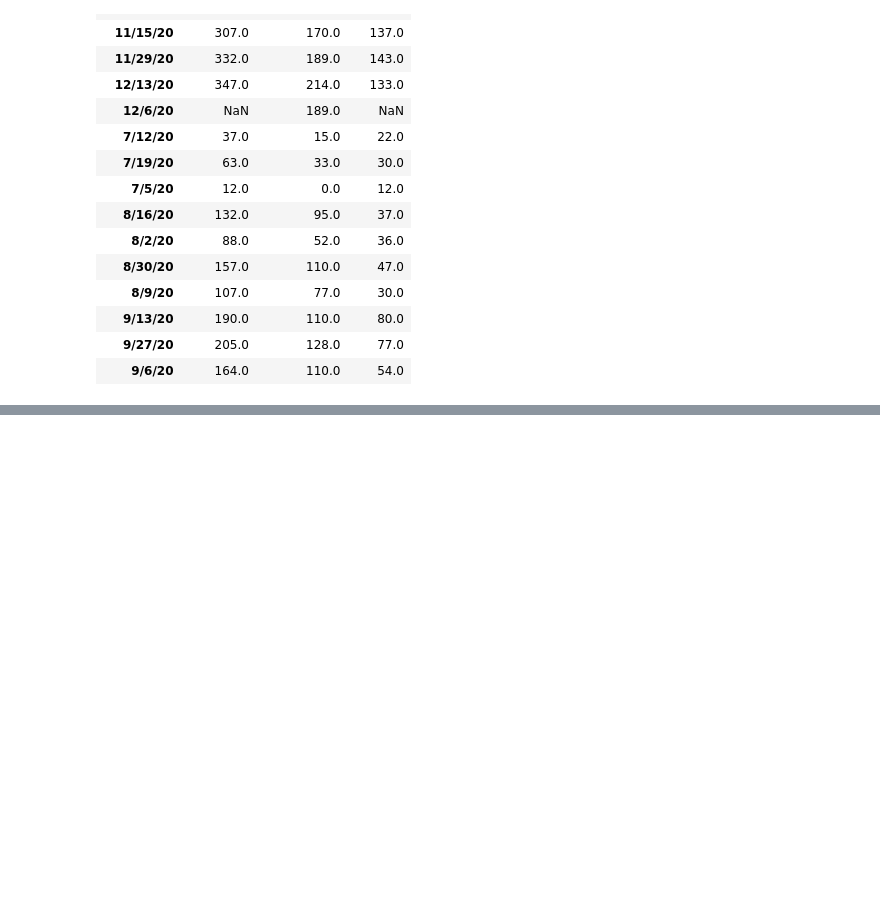
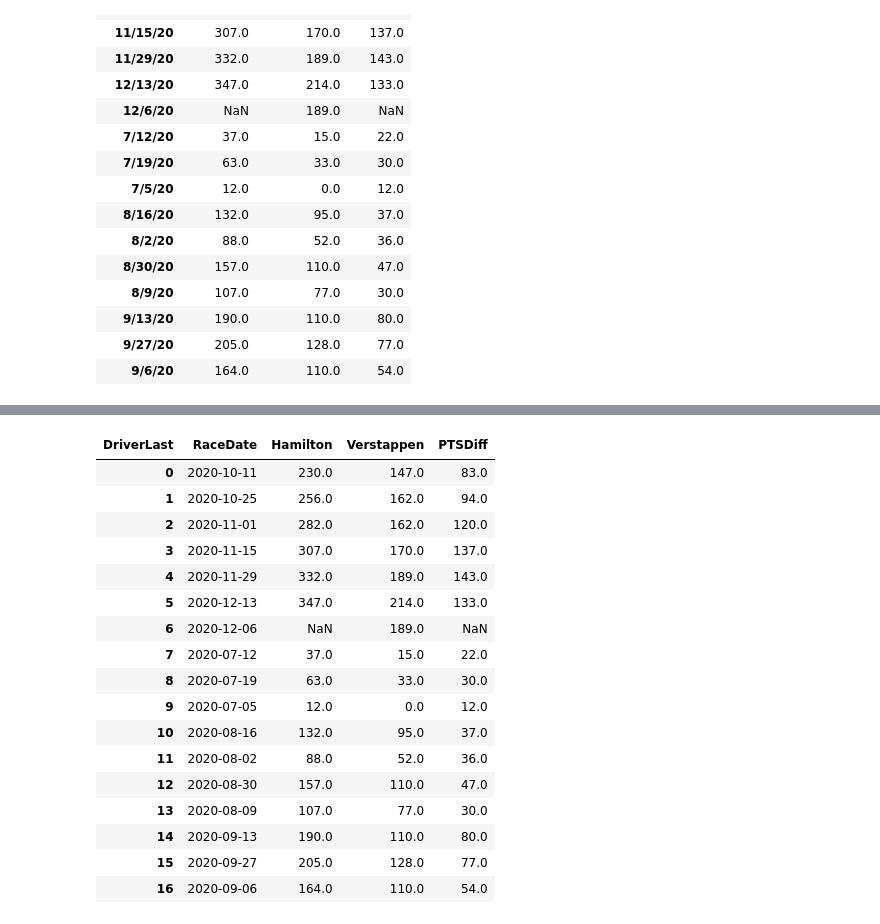
Before and after one commit to maxwellgriffith345/Python_Projects, a Jupyter notebook: F1_Vis/F1_Vis.ipynb, the cells around one changed output, grey strips where cells are left out. Drawn from its saved outputs; the diff is of its cells as text; code cells hidden in the pictures; blank space fills up the shorter version.

```diff
--- a/F1_Vis/F1_Vis.ipynb
+++ b/F1_Vis/F1_Vis.ipynb
@@ -149,0 +174,22 @@ dtype: object
+# %%
+wide_data['RaceDate']=pd.to_datetime(wide_data['RaceDate'])
+wide_data
+# %% [output]
+| DriverLast | RaceDate | Hamilton | Verstappen | PTSDiff |
+| 0 | 2020-10-11 | 230.0 | 147.0 | 83.0 |
+| 1 | 2020-10-25 | 256.0 | 162.0 | 94.0 |
+| 2 | 2020-11-01 | 282.0 | 162.0 | 120.0 |
+| 3 | 2020-11-15 | 307.0 | 170.0 | 137.0 |
+| 4 | 2020-11-29 | 332.0 | 189.0 | 143.0 |
+| 5 | 2020-12-13 | 347.0 | 214.0 | 133.0 |
+| 6 | 2020-12-06 | NaN | 189.0 | NaN |
+| 7 | 2020-07-12 | 37.0 | 15.0 | 22.0 |
+| 8 | 2020-07-19 | 63.0 | 33.0 | 30.0 |
+| 9 | 2020-07-05 | 12.0 | 0.0 | 12.0 |
+| 10 | 2020-08-16 | 132.0 | 95.0 | 37.0 |
+| 11 | 2020-08-02 | 88.0 | 52.0 | 36.0 |
+| 12 | 2020-08-30 | 157.0 | 110.0 | 47.0 |
+| 13 | 2020-08-09 | 107.0 | 77.0 | 30.0 |
+| 14 | 2020-09-13 | 190.0 | 110.0 | 80.0 |
+| 15 | 2020-09-27 | 205.0 | 128.0 | 77.0 |
+| 16 | 2020-09-06 | 164.0 | 110.0 | 54.0 |
```
Also changed, not shown: parts of 4 cells of this notebook.
